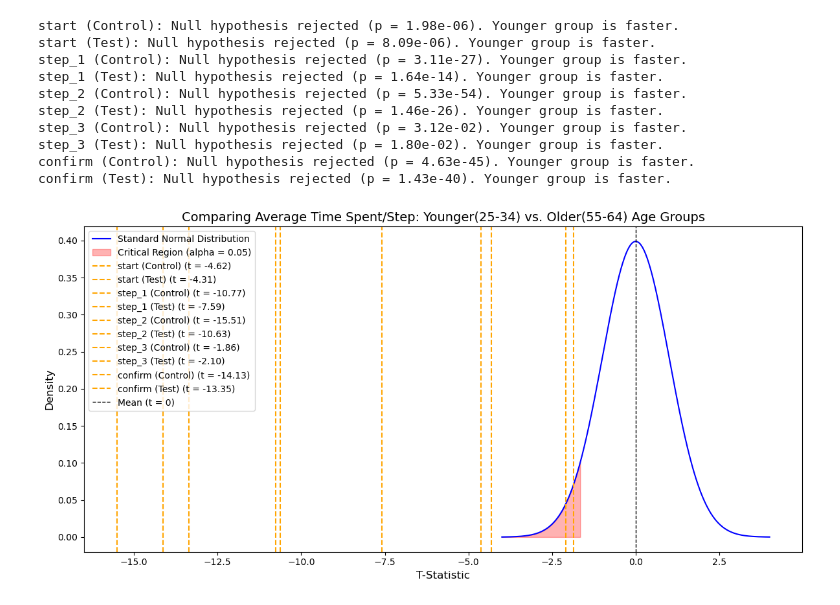
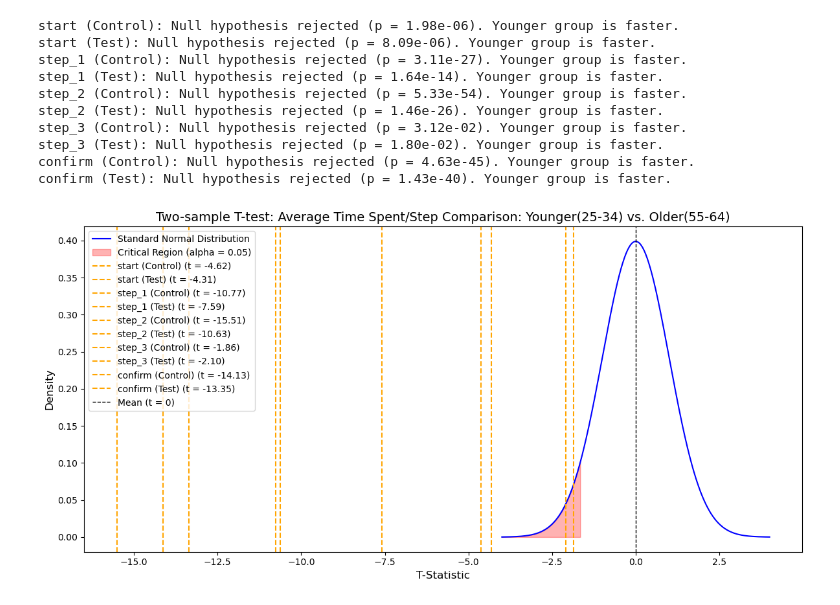
Before and after one commit to tsuijonathan/vanguard-ab-test, a Jupyter notebook: notebooks/hypo_2.ipynb, the cells around one changed output. Drawn from its saved outputs; the diff is of its cells as text; code cells hidden in the pictures.

```diff
--- a/notebooks/hypo_2.ipynb
+++ b/notebooks/hypo_2.ipynb
@@ -154,32 +154,32 @@ labels = hypothesis_test_results_df[['process_step', 'variation']].apply(
     lambda x: f"{x['process_step']} ({x['variation']})", axis=1
 )
 
 # Generate data for the normal distribution curve
 x = np.linspace(-4, 4, 500)
 y = norm.pdf(x, 0, 1)
 
 # Plot the normal distribution
 plt.figure(figsize=(12, 6))
 plt.plot(x, y, label='Standard Normal Distribution', color='blue')
 
 # Highlight critical region
 plt.fill_between(x, 0, y, where=(x <= critical_value), color='red', alpha=0.3, label=f"Critical Region (alpha = {alpha})")
 
 # Add vertical lines for t-statistics
 for t_stat, label in zip(t_statistics, labels):
     plt.axvline(t_stat, color='orange', linestyle='--', label=f"{label} (t = {t_stat:.2f})")
 
 # Add legend, labels, and title
-plt.title("Comparing Average Time Spent/Step: Younger(25-34) vs. Older(55-64) Age Groups", fontsize=14)
+plt.title("Two-sample T-test: Average Time Spent/Step Comparison: Younger(25-34) vs. Older(55-64)", fontsize=14)
 plt.xlabel("T-Statistic", fontsize=12)
 plt.ylabel("Density", fontsize=12)
 plt.axvline(0, color='black', linestyle='--', linewidth=1, label="Mean (t = 0)")
 plt.legend(fontsize=10, loc='upper left')
 plt.tight_layout()
 
 plt.savefig("../figures/t-test.jpeg", format="jpeg", dpi=300)
 
 # Show the plot
 plt.show()
 # %% [output]
-[figure, old version]
+[figure, new version]
```
Also changed, not shown: parts of 2 cells of this notebook, 1 other file.
